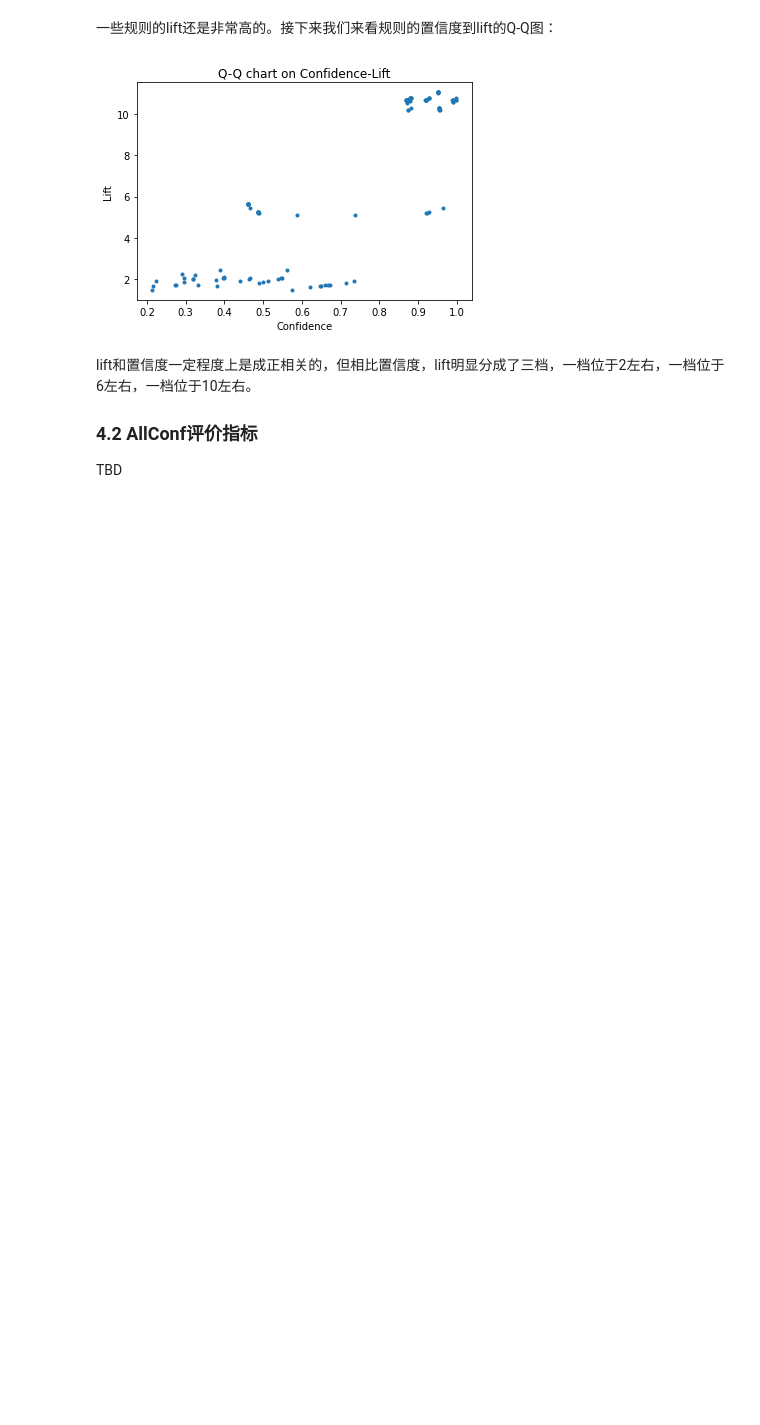
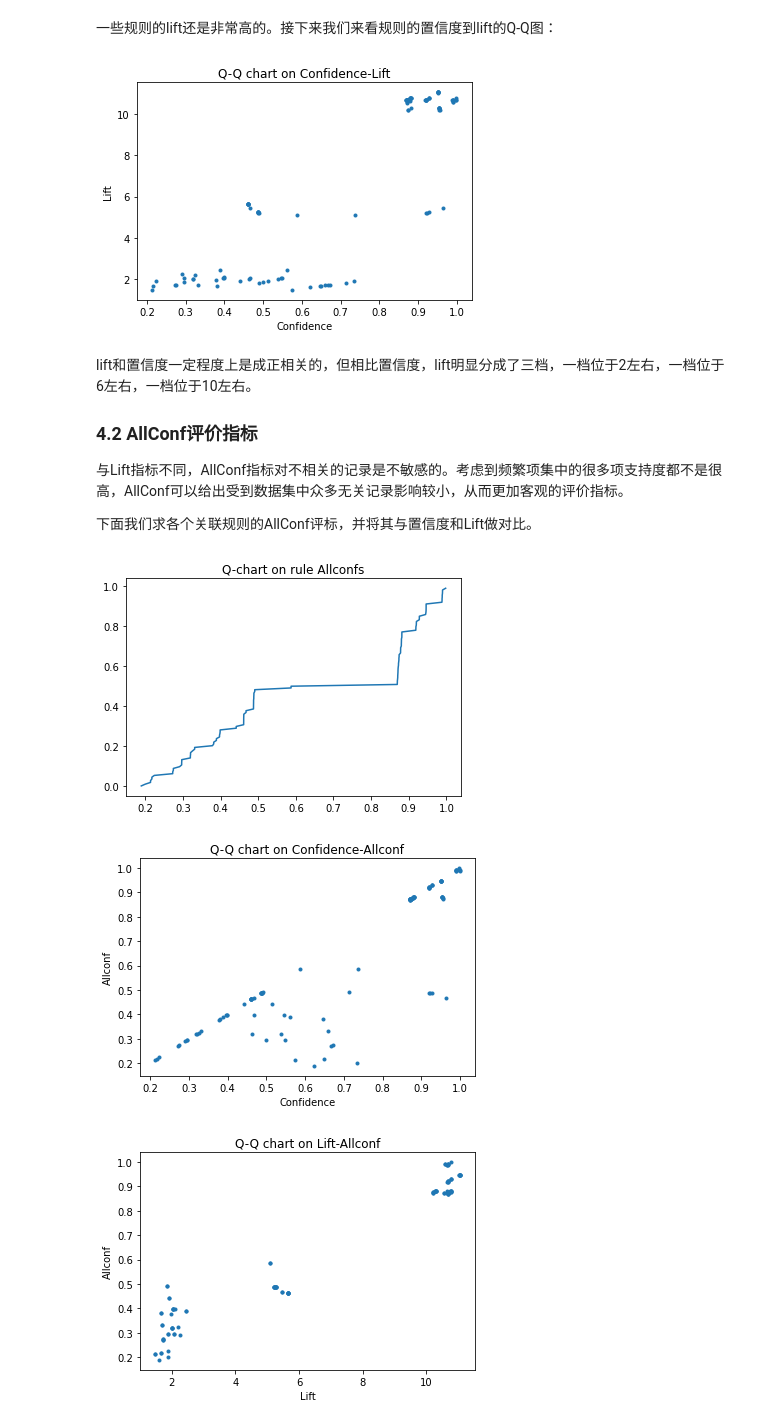
Before and after one commit to howmanyKsdoIneed/BITDM-minings, a Jupyter notebook: 互评作业2：频繁模式与关联规则.ipynb, the cells around one changed output. Cells and saved outputs as stored; diff of their text form; code cells hidden in the pictures; blank space fills up the shorter version.

```diff
--- a/互评作业2：频繁模式与关联规则.ipynb
+++ b/互评作业2：频繁模式与关联规则.ipynb
@@ -390,4 +390,20 @@ lift和置信度一定程度上是成正相关的，但相比置信度，lift明
 
 ### 4.2 AllConf评价指标
 
-TBD
+与Lift指标不同，AllConf指标对不相关的记录是不敏感的。考虑到频繁项集中的很多项支持度都不是很高，AllConf可以给出受到数据集中众多无关记录影响较小，从而更加客观的评价指标。
+
+下面我们求各个关联规则的AllConf评标，并将其与置信度和Lift做对比。
+# %%
+allConfs = []
+for rule in rules:
+    head_sup = rule.head_support/bld_count
+    total_sup = rule.support/bld_count
+    tail_sup = sup[rule.to]/bld_count
+    allConfs.append(total_sup/max(head_sup,tail_sup))
+plot_qchart(allConfs,'Q-chart on rule Allconfs')
+plot_qq_chart(confidences,allConfs,'Confidence','Allconf','Q-Q chart on Confidence-Allconf')
+plot_qq_chart(lifts,allConfs,'Lift','Allconf','Q-Q chart on Lift-Allconf')
+# %% [output]
+[figure, added]
+[figure, added]
+[figure, added]
```
Also changed, not shown: parts of 8 cells of this notebook.
